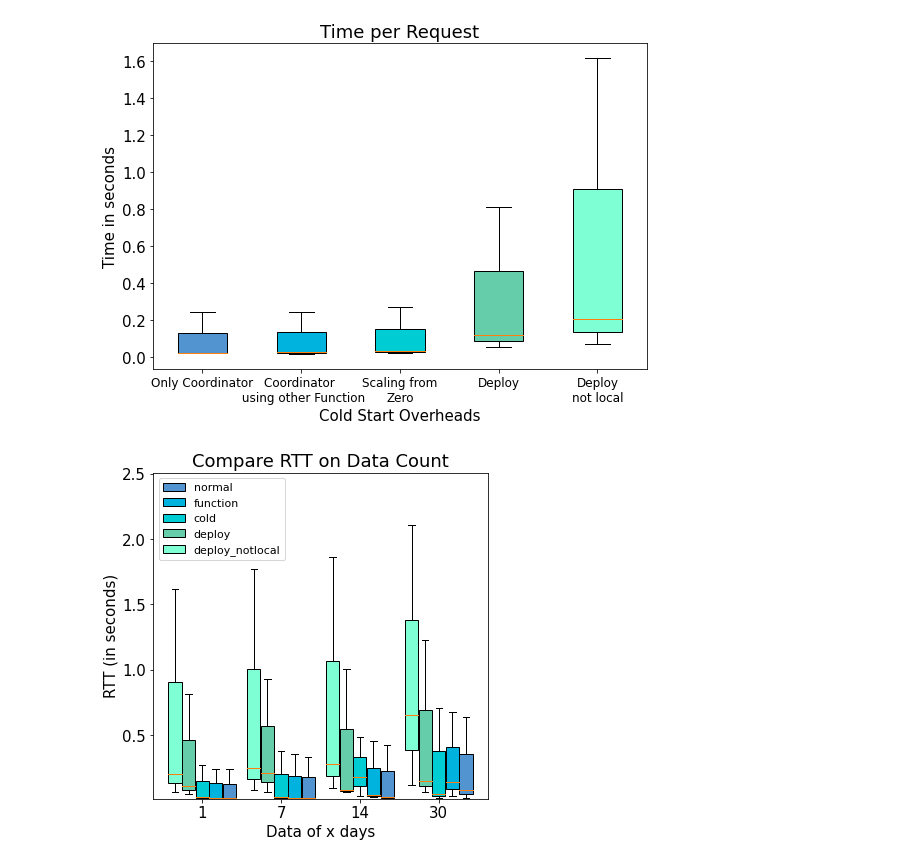
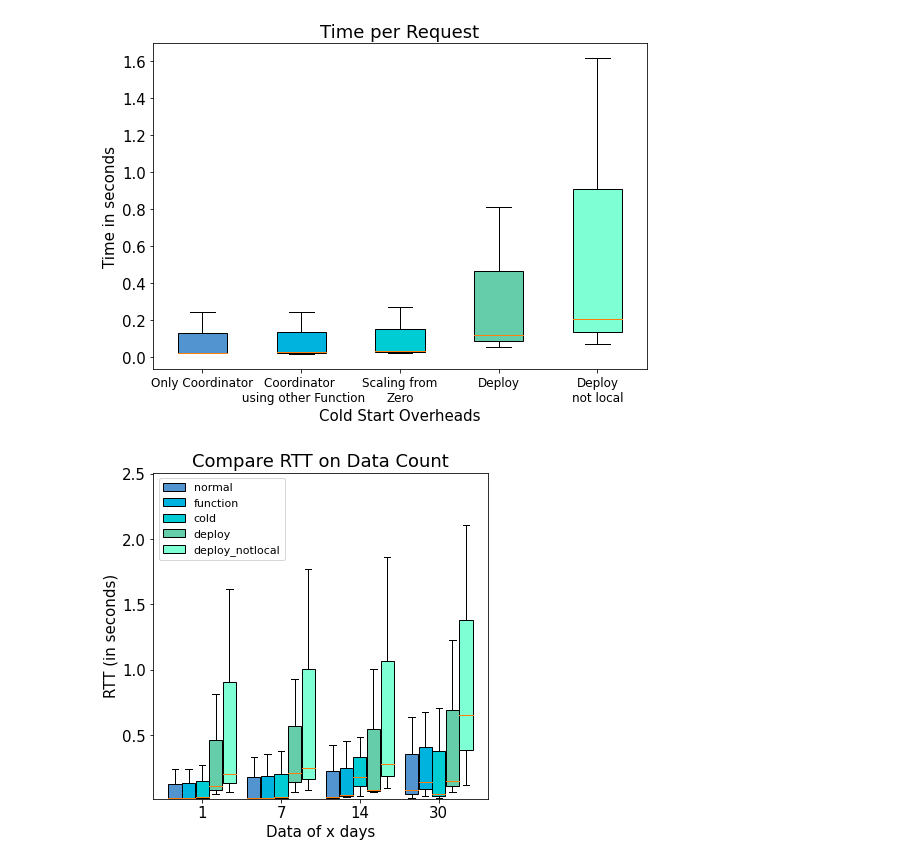
Before and after one commit to dos-group/syncmesh, a Jupyter notebook: evaluation/05_Custom_Syncmesh.ipynb, the cells around one changed output. Drawn from its saved outputs; the diff is of its cells as text; code cells hidden in the pictures.

Commit message:
inverted groups of boxplot syncmesh func compare to match other fig

```diff
--- a/evaluation/05_Custom_Syncmesh.ipynb
+++ b/evaluation/05_Custom_Syncmesh.ipynb
@@ -183,6 +183,7 @@ def drawComparisonGraphTimings(data_groups,group_labels):
         group_positions.append([x-_off*(width+0.01) for x in xlocations])
 
     colors = ["#5294CF", "#00B2DE", "#00CCD3", "#66CDAA", "#7FFFD4"]
+    colors = colors[::-1]
     for dg, pos, color, label in zip(data_groups, group_positions, colors, group_labels):
         bplot = ax.boxplot(dg,
                     patch_artist=True,
@@ -217,34 +218,35 @@ ax.legend(bplot["boxes"], scenarios, fontsize=11, loc='upper left')
 
 
 data_groups = []
-for scenario in ["normal", "function", "cold", "deploy", "deploy_notlocal"]: #
+#res = compare_timings[::-1]
+for scenario in ["deploy_notlocal","deploy", "cold", "function", "normal"]: #
     data_group = []
     for node_number in ["1","7","14","30"]:
             data_group.append(compare_timings[scenario][node_number])
     data_groups.append(data_group)
 
 
 ax.margins(0.05)
 
-drawComparisonGraphTimings(data_groups, ["normal", "function", "cold", "deploy", "deploy_notlocal"])
+drawComparisonGraphTimings(data_groups, ["deploy_notlocal","deploy", "cold", "function", "normal"])
 
 fig.savefig("out/syncmesh_comparison_timings.png")
 #    -------------------------
 
 
 #     fig, ax = plt.subplots(1, 1, tight_layout=True, figsize=(6, 6))
 #     for col in datasets:
 #         #ax.plot(3 + df.index * 3, df[col + "_value"], label=col)
 #         ax.errorbar(3 + df.index * 3, df[col + "_value"], label=col, yerr = [df[col + "_min"], df[col + "_max"]])
 
 
 #     x_locator = matplotlib.ticker.FixedLocator(np.array(list(range(1, len(df.index) +1))) * 3)
 #     ax.xaxis.set_major_locator(x_locator)
 #     ax.legend(loc='upper left') # , bbox_to_anchor=(1.05, 1)
 #     ax.set_xticklabels(["1", "7", "14", "30"])
 
 
 
 # drawComparisonGraphTimings(compare_table_timing)
 # %% [output]
-[figure, old version]
+[figure, new version]
```
